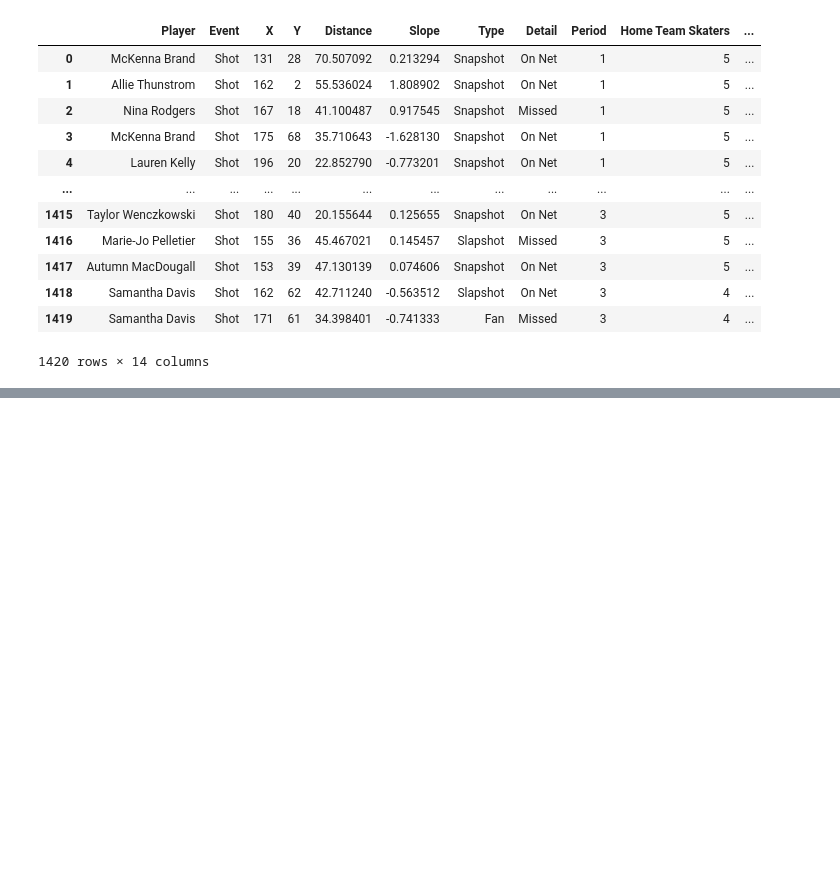
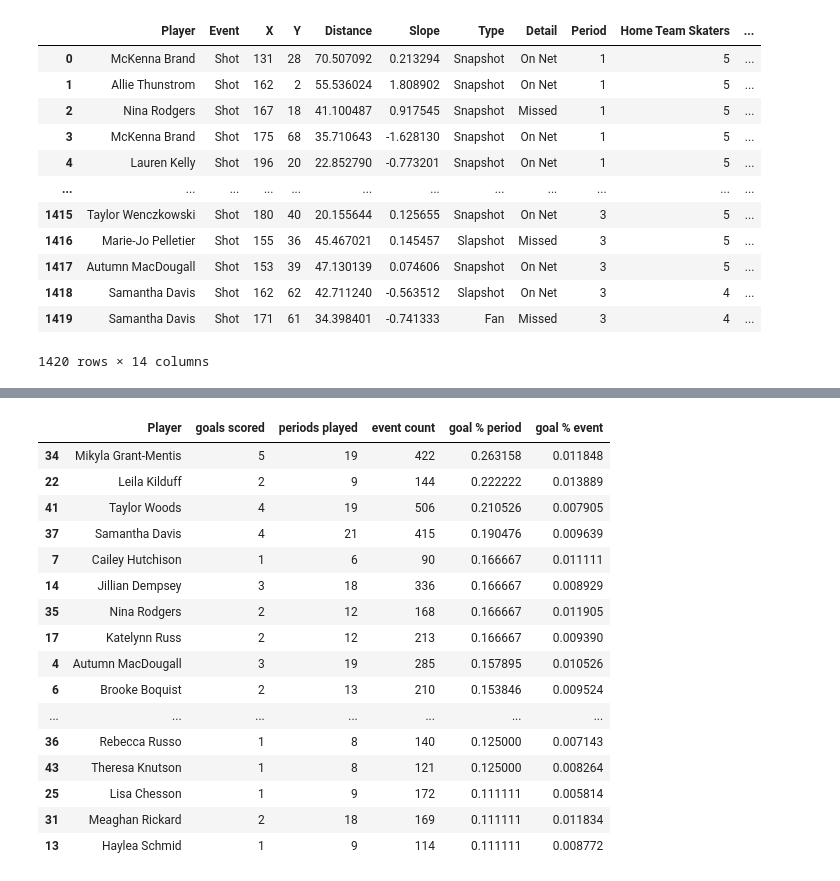
Before and after one commit to AlvinLok/Team_White_MMA_Datathon_2022, a Jupyter notebook: alvin/draft.ipynb, the cells around one changed output, grey strips where cells are left out. Drawn from its saved outputs; the diff is of its cells as text; code cells hidden in the pictures; blank space fills up the shorter version.

```diff
--- a/alvin/draft.ipynb
+++ b/alvin/draft.ipynb
@@ -582,0 +782,20 @@ Austin matthews: higher shooting %, but can be attributed to luck -> try and fin
+# %%
+player_df.sort_values('goal % period', ascending=False).head(20)
+# %% [output]
+|  | Player | goals scored | periods played | event count | goal % period | goal % event |
+| 34 | Mikyla Grant-Mentis | 5 | 19 | 422 | 0.263158 | 0.011848 |
+| 22 | Leila Kilduff | 2 | 9 | 144 | 0.222222 | 0.013889 |
+| 41 | Taylor Woods | 4 | 19 | 506 | 0.210526 | 0.007905 |
+| 37 | Samantha Davis | 4 | 21 | 415 | 0.190476 | 0.009639 |
+| 7 | Cailey Hutchison | 1 | 6 | 90 | 0.166667 | 0.011111 |
+| 14 | Jillian Dempsey | 3 | 18 | 336 | 0.166667 | 0.008929 |
+| 35 | Nina Rodgers | 2 | 12 | 168 | 0.166667 | 0.011905 |
+| 17 | Katelynn Russ | 2 | 12 | 213 | 0.166667 | 0.009390 |
+| 4 | Autumn MacDougall | 3 | 19 | 285 | 0.157895 | 0.010526 |
+| 6 | Brooke Boquist | 2 | 13 | 210 | 0.153846 | 0.009524 |
+| ... | ... | ... | ... | ... | ... | ... |
+| 36 | Rebecca Russo | 1 | 8 | 140 | 0.125000 | 0.007143 |
+| 43 | Theresa Knutson | 1 | 8 | 121 | 0.125000 | 0.008264 |
+| 25 | Lisa Chesson | 1 | 9 | 172 | 0.111111 | 0.005814 |
+| 31 | Meaghan Rickard | 2 | 18 | 169 | 0.111111 | 0.011834 |
+| 13 | Haylea Schmid | 1 | 9 | 114 | 0.111111 | 0.008772 |
```
Also changed, not shown: parts of 36 cells of this notebook, 3 other files.
